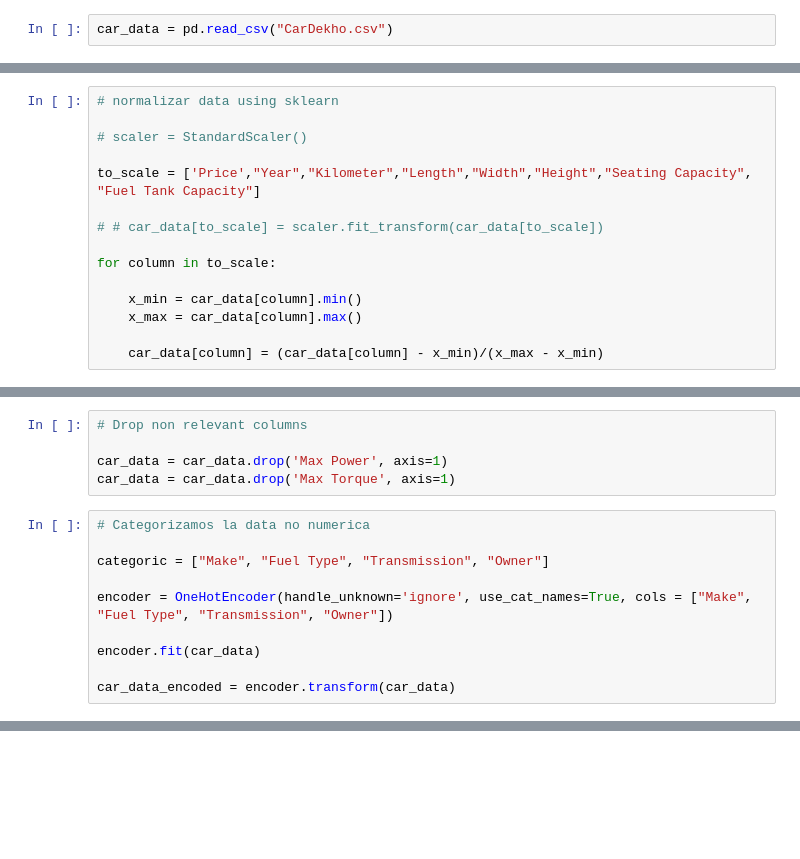
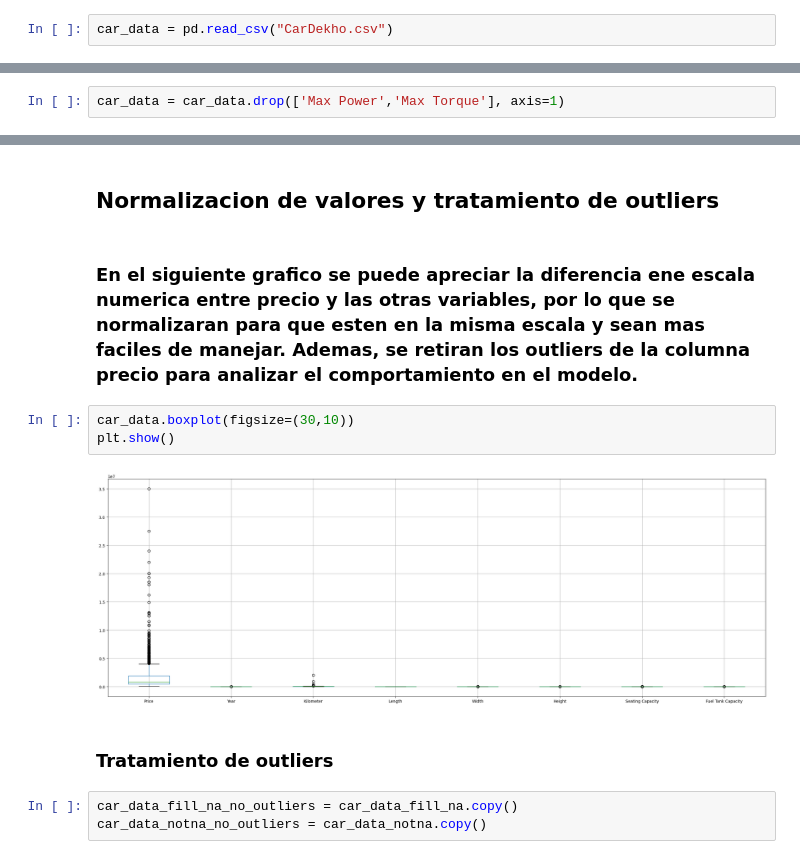
Before and after one commit to Gchaurio/CI5438-Proyecto1, a Jupyter notebook: etl.ipynb, the cells around one changed output, grey strips where cells are left out. Saved outputs shown, nothing was run; the diff lists cells and outputs as text; blank space fills up the shorter version.

```diff
--- a/etl.ipynb
+++ b/etl.ipynb
@@ -118,15 +13,0 @@ plt.show()
-# %%
-# normalizar data using sklearn
-
-# scaler = StandardScaler()
-
-to_scale = ['Price',"Year","Kilometer","Length","Width","Height","Seating Capacity", "Fuel Tank Capacity"]
-
-# # car_data[to_scale] = scaler.fit_transform(car_data[to_scale])
-
-for column in to_scale:
-
-    x_min = car_data[column].min()
-    x_max = car_data[column].max()
-
-    car_data[column] = (car_data[column] - x_min)/(x_max - x_min)
@@ -138,15 +13,0 @@ plt.show()
-# %%
-# Drop non relevant columns
-
-car_data = car_data.drop('Max Power', axis=1)
-car_data = car_data.drop('Max Torque', axis=1)
-# %%
-# Categorizamos la data no numerica
-
-categoric = ["Make", "Fuel Type", "Transmission", "Owner"]
-
-encoder = OneHotEncoder(handle_unknown='ignore', use_cat_names=True, cols = ["Make", "Fuel Type", "Transmission", "Owner"])
-
-encoder.fit(car_data)
-
-car_data_encoded = encoder.transform(car_data)
@@ -177,0 +18,2 @@ car_data_encoded.to_csv("car_data_preprocessed.csv")
+# %%
+car_data = car_data.drop(['Max Power','Max Torque'], axis=1)
@@ -177,0 +38,14 @@ car_data_encoded.to_csv("car_data_preprocessed.csv")
+# %% [markdown]
+## Normalizacion de valores y tratamiento de outliers
+# %% [markdown]
+### En el siguiente grafico se puede apreciar la diferencia ene escala numerica entre precio y las otras variables, por lo que se normalizaran para que esten en la misma escala y sean mas faciles de manejar. Ademas, se retiran los outliers de la columna precio para analizar el comportamiento en el modelo.
+# %%
+car_data.boxplot(figsize=(30,10))
+plt.show()
+# %% [output]
+[figure, added]
+# %% [markdown]
+### Tratamiento de outliers
+# %%
+car_data_fill_na_no_outliers = car_data_fill_na.copy()
+car_data_notna_no_outliers = car_data_notna.copy()
```
Also changed, not shown: parts of 36 cells of this notebook, 5 other files.
